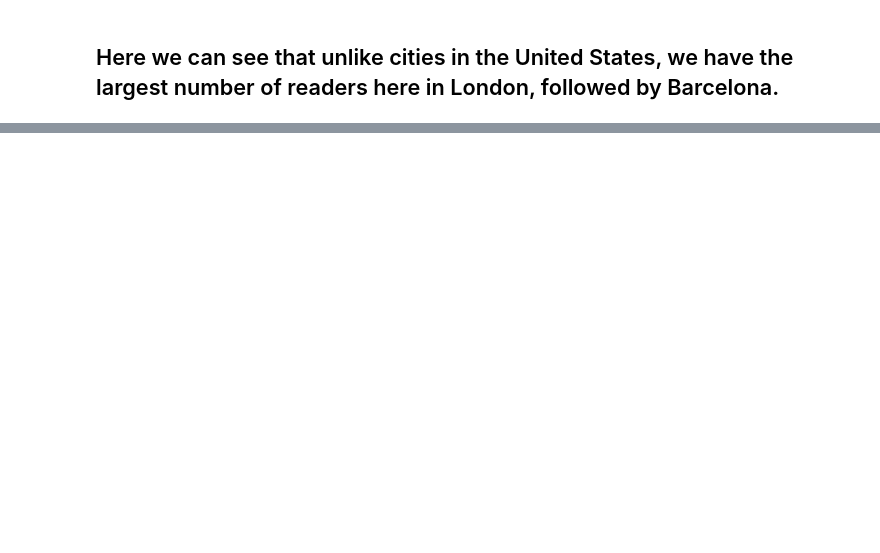
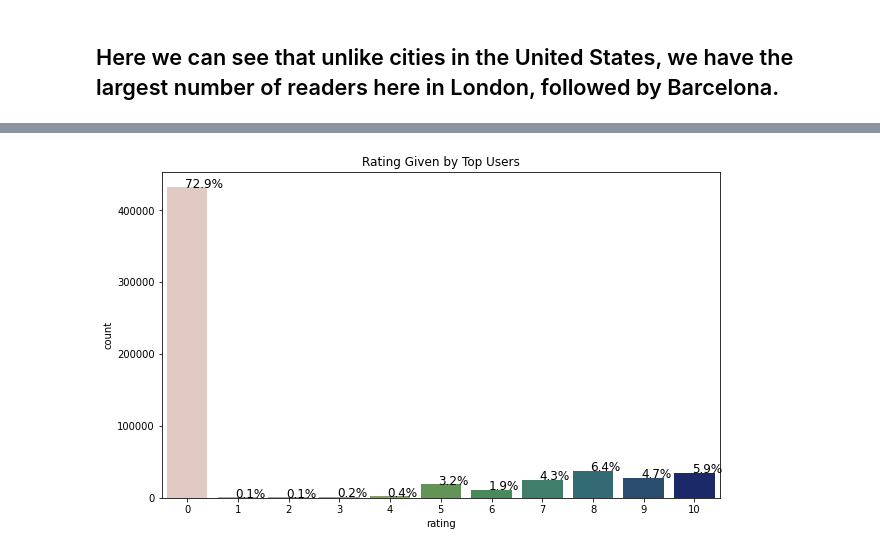
Before and after one commit to IfrazQazi/Book-Recommendation-System, a Jupyter notebook: Book_Recommendation_system.ipynb, the cells around one changed output, grey strips where cells are left out. Cells and saved outputs as stored; diff of their text form; code cells hidden in the pictures; blank space fills up the shorter version.

```diff
--- a/Book_Recommendation_system.ipynb
+++ b/Book_Recommendation_system.ipynb
@@ -640,0 +726,2 @@ fig.show()
+# %%
+rate=ratings['User-ID'].value_counts()>100
@@ -640,0 +734,2 @@ fig.show()
+# %%
+rate2=rate[rate].index
@@ -640,0 +740,19 @@ fig.show()
+# %%
+top_users=ratings[ratings['User-ID'].isin(rate2)]
+# %%
+# lets define a function to calculate percentage of book rating
+def without_hue(ax, feature):
+    total = len(feature)
+    for p in ax.patches:
+        percentage = '{:.1f}%'.format(100 * p.get_height()/total)
+        x = p.get_x() + p.get_width() / 2 - 0.05
+        y = p.get_y() + p.get_height()
+        ax.annotate(percentage, (x, y), size = 12)
+# %%
+# lets plot a bar graph for number of books of different ratings
+plt.figure(figsize=(10,6))
+ax=sns.countplot(x="rating", data=top_users,palette='gist_earth_r')
+plt.title('Rating Given by Top Users')
+without_hue(ax,top_users['rating'])
+# %% [output]
+[figure, added]
```
Also changed, not shown: parts of 36 cells of this notebook.
